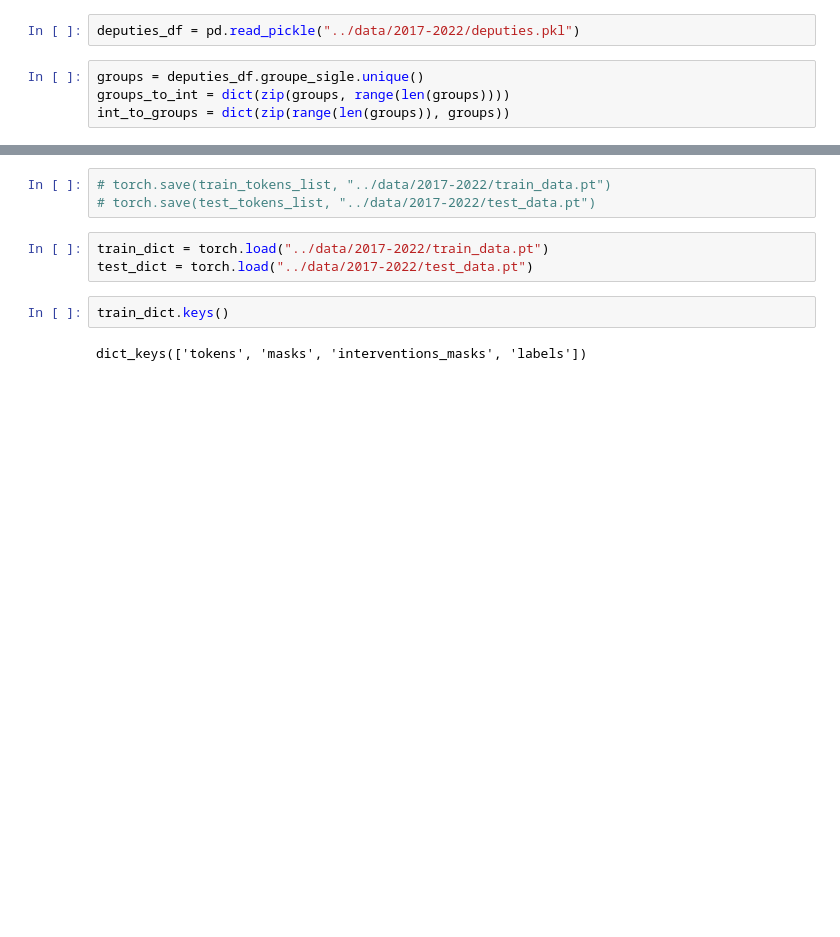
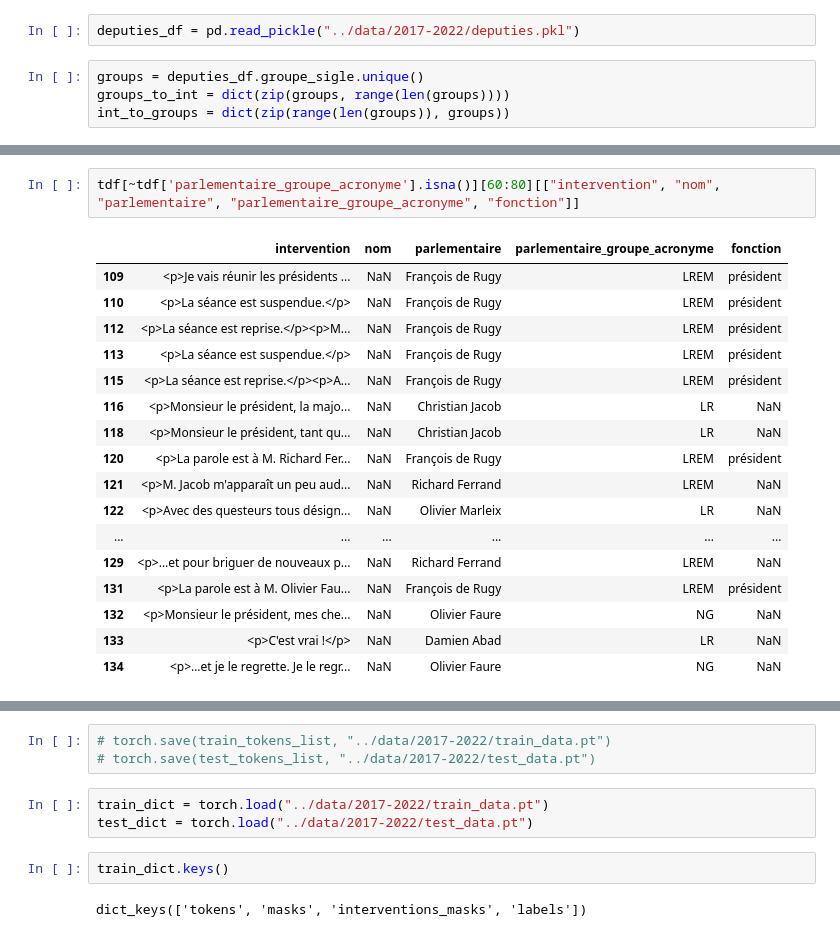
Before and after one commit to gwatkinson/NLP_Assemblee, a Jupyter notebook: notebooks/test_torch.ipynb, the cells around one changed output, grey strips where cells are left out. Cells and saved outputs as stored; diff of their text form; blank space fills up the shorter version.

```diff
--- a/notebooks/test_torch.ipynb
+++ b/notebooks/test_torch.ipynb
@@ -173,0 +659,20 @@ torch.Size([500, 512])
+# %%
+tdf[~tdf['parlementaire_groupe_acronyme'].isna()][60:80][["intervention", "nom", "parlementaire", "parlementaire_groupe_acronyme", "fonction"]]
+# %% [output]
+|  | intervention | nom | parlementaire | parlementaire_groupe_acronyme | fonction |
+| 109 | <p>Je vais réunir les présidents ... | NaN | François de Rugy | LREM | président |
+| 110 | <p>La séance est suspendue.</p> | NaN | François de Rugy | LREM | président |
+| 112 | <p>La séance est reprise.</p><p>M... | NaN | François de Rugy | LREM | président |
+| 113 | <p>La séance est suspendue.</p> | NaN | François de Rugy | LREM | président |
+| 115 | <p>La séance est reprise.</p><p>A... | NaN | François de Rugy | LREM | président |
+| 116 | <p>Monsieur le président, la majo... | NaN | Christian Jacob | LR | NaN |
+| 118 | <p>Monsieur le président, tant qu... | NaN | Christian Jacob | LR | NaN |
+| 120 | <p>La parole est à M. Richard Fer... | NaN | François de Rugy | LREM | président |
+| 121 | <p>M. Jacob m'apparaît un peu aud... | NaN | Richard Ferrand | LREM | NaN |
+| 122 | <p>Avec des questeurs tous désign... | NaN | Olivier Marleix | LR | NaN |
+| ... | ... | ... | ... | ... | ... |
+| 129 | <p>…et pour briguer de nouveaux p... | NaN | Richard Ferrand | LREM | NaN |
+| 131 | <p>La parole est à M. Olivier Fau... | NaN | François de Rugy | LREM | président |
+| 132 | <p>Monsieur le président, mes che... | NaN | Olivier Faure | NG | NaN |
+| 133 | <p>C'est vrai !</p> | NaN | Damien Abad | LR | NaN |
+| 134 | <p>…et je le regrette. Je le regr... | NaN | Olivier Faure | NG | NaN |
```
Also changed, not shown: parts of 115 cells of this notebook.
